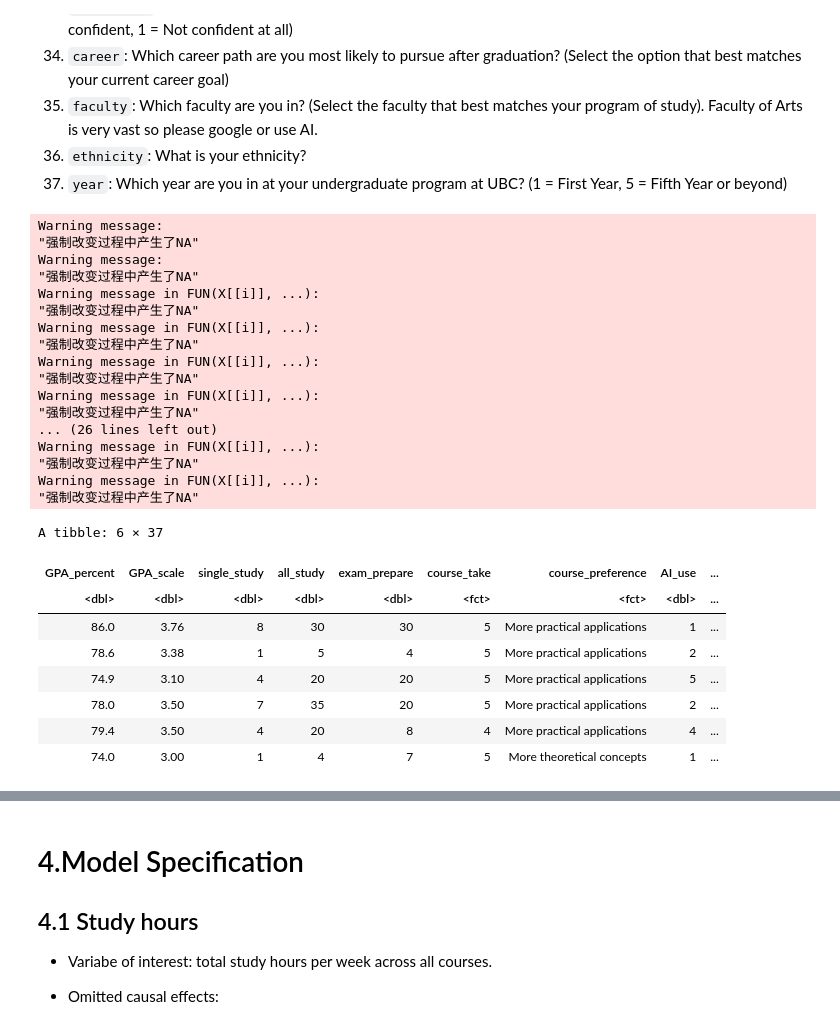
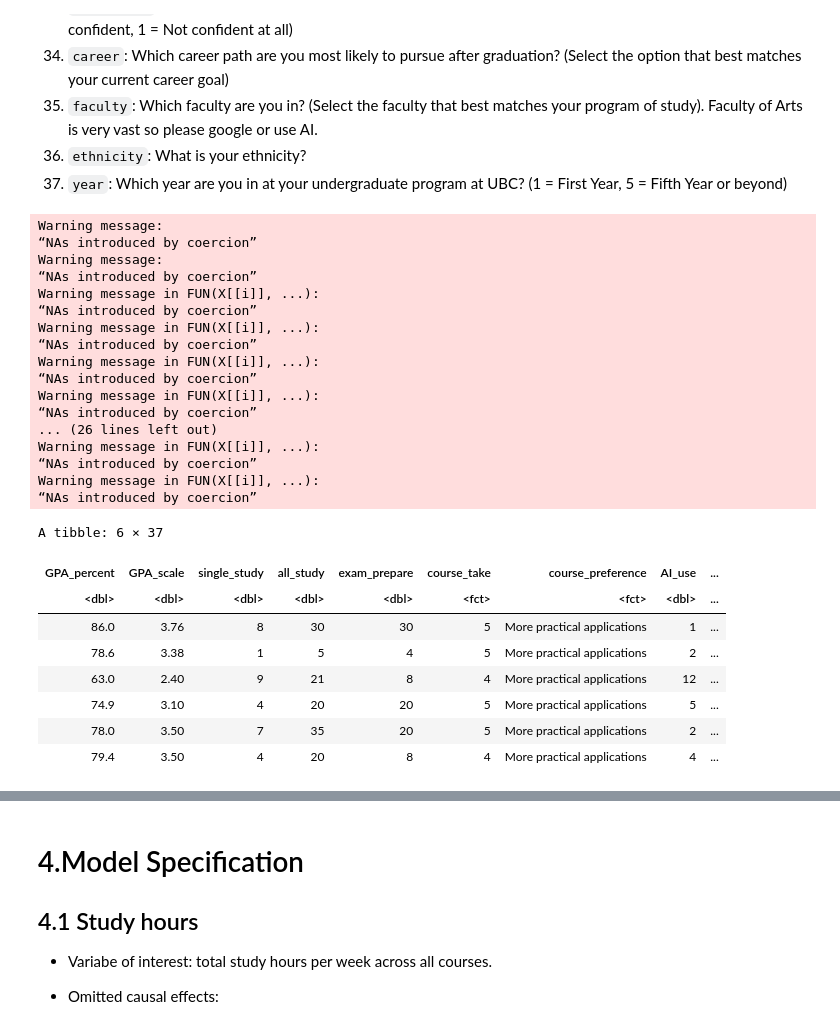
Before and after one commit to Speculatorrr/ECON326-Tuition-on-GPA-Regression, a Jupyter notebook: project.ipynb, the cells around one changed output, grey strips where cells are left out. Saved outputs shown, nothing was run; the diff lists cells and outputs as text; code cells hidden in the pictures.

```diff
--- a/project.ipynb
+++ b/project.ipynb
@@ -91,46 +97,46 @@ colnames(df_) <- c(
 # %%
 df_$GPA_percent <- as.numeric(gsub("%", "", df_$GPA_percent))
 df_$aid_coverage <- as.numeric(gsub("%", "", df_$aid_coverage))
 
 df_[, c(1:6, 8:16, 18, 20, 22:28, 31, 33, 37)] <-
   lapply(df_[, c(1:6, 8:16, 18, 20, 22:28, 31, 33, 37)], function(x) as.numeric(as.character(x)))
 
 df_[] <- lapply(df_, function(x) {
   if (is.character(x)) as.factor(x) else x
 })
 
-df$course_take <- factor(round(df$course_take))
-df <- filter(df, (student != "Domestic (Canadian student)" | (tuition >= 300 & tuition <= 1000))
+df_$course_take <- factor(round(df_$course_take))
+df <- filter(df_, (student != "Domestic (Canadian student)" | (tuition >= 300 & tuition <= 1000))
                   & tuition != 0)
-df <- drop_na(df)
+df <- drop_na(df_)
 head(df)
 # %% [output]
 Warning message:
-"强制改变过程中产生了NA"
+“NAs introduced by coercion”
 Warning message:
-"强制改变过程中产生了NA"
+“NAs introduced by coercion”
 Warning message in FUN(X[[i]], ...):
-"强制改变过程中产生了NA"
+“NAs introduced by coercion”
 Warning message in FUN(X[[i]], ...):
-"强制改变过程中产生了NA"
+“NAs introduced by coercion”
 Warning message in FUN(X[[i]], ...):
-"强制改变过程中产生了NA"
+“NAs introduced by coercion”
 Warning message in FUN(X[[i]], ...):
-"强制改变过程中产生了NA"
+“NAs introduced by coercion”
 ... (26 lines left out)
 Warning message in FUN(X[[i]], ...):
-"强制改变过程中产生了NA"
+“NAs introduced by coercion”
 Warning message in FUN(X[[i]], ...):
-"强制改变过程中产生了NA"
+“NAs introduced by coercion”
 A tibble: 6 × 37
 | GPA_percent | GPA_scale | single_study | all_study | exam_prepare | course_take | course_preference | AI_use | ... |
 | <dbl> | <dbl> | <dbl> | <dbl> | <dbl> | <fct> | <fct> | <dbl> | ... |
 | 86.0 | 3.76 | 8 | 30 | 30 | 5 | More practical applications | 1 | ... |
 | 78.6 | 3.38 | 1 | 5 | 4 | 5 | More practical applications | 2 | ... |
+| 63.0 | 2.40 | 9 | 21 | 8 | 4 | More practical applications | 12 | ... |
 | 74.9 | 3.10 | 4 | 20 | 20 | 5 | More practical applications | 5 | ... |
 | 78.0 | 3.50 | 7 | 35 | 20 | 5 | More practical applications | 2 | ... |
 | 79.4 | 3.50 | 4 | 20 | 8 | 4 | More practical applications | 4 | ... |
-| 74.0 | 3.00 | 1 | 4 | 7 | 5 | More theoretical concepts | 1 | ... |
 # %%
 #ggpairs(df[, c(1:6, 8:16, 18, 20, 22:28, 31, 33, 37)] )
 # %%
```
Also changed, not shown: parts of 7 cells of this notebook.
